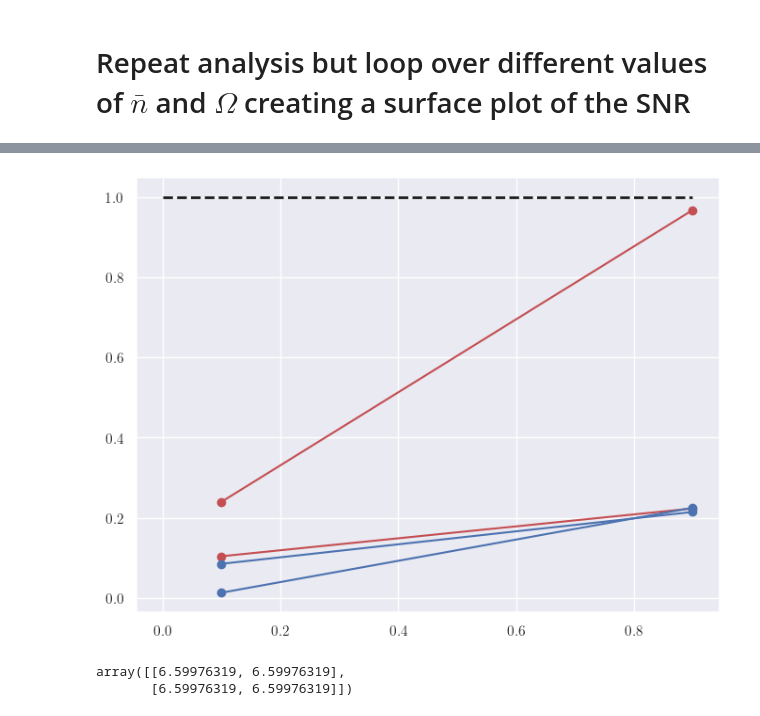
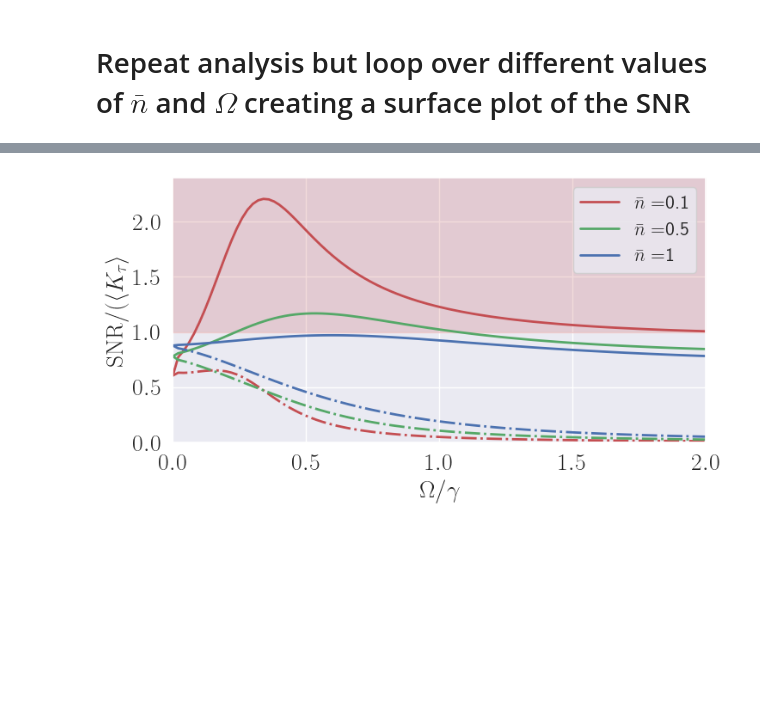
Before and after one commit to mikeal888/First_Passage_Times, a Jupyter notebook: Garrahan_example.ipynb, the cells around one changed output, grey strips where cells are left out. Drawn from its saved outputs; the diff is of its cells as text; code cells hidden in the pictures; blank space fills up the shorter version.

```diff
--- a/Garrahan_example.ipynb
+++ b/Garrahan_example.ipynb
@@ -269,20 +284,33 @@ Initial state is already in vector form
 # %%
 # compute both inequalitys
 ineq1 = SNR_vals / (Et_vals*K_vals)
 ineq2 = SNR_vals / (Et_vals*(K_vals+Q_vals))
 
 # plot as a function of Omega
-fig = plt.figure(figsize=(8, 6))
-plt.plot(Omegas, ineq1, 'o-', color='r')
-plt.plot(Omegas, ineq2, 'o-', color='b')
+fig = plt.figure(figsize=(8, 4))
 
-plt.hlines(1, 0, Omegas[-1], color='k', linestyle='--', linewidth=2, alpha=1)
+
+
+colors = ['r', 'g', 'b']
+
+for i, nbar in enumerate(nbars):
+    plt.plot(Omegas, ineq1[i], '-', color=colors[i], label=r'$\bar{n} = $'+str(nbar), linewidth=2)
+    plt.plot(Omegas, ineq2[i], '-.', color=colors[i], linewidth=2)
+
+# plt.hlines(1, 0, Omegas[-1], color='k', linestyle='--', linewidth=2, alpha=1)
+plt.fill_betweenx([1, 3], 0, Omegas[-1], color='r', alpha=0.2)
+plt.xlim(0, Omegas[-1])
+plt.ylim(0, 2.4)
+
+plt.yticks(np.arange(0, 2.5, 0.5), fontsize=20)
+plt.xticks(np.arange(0, 2.5, 0.5), fontsize=20)
+plt.xlabel(r'$\Omega/\gamma$', fontsize=20)
+plt.ylabel(r'${\rm SNR}/(\langle K_{\tau} \rangle $', fontsize=20)
+
+plt.legend(fontsize=16)
 
 plt.show()
+
+fig.savefig('Figures/inequality.png', bbox_inches='tight', dpi=200)
 # %% [output]
-[figure, old version]
+[figure, new version]
-# %%
-SNR_vals
-# %% [output]
-array([[6.59976319, 6.59976319],
-       [6.59976319, 6.59976319]])
```
Also changed, not shown: parts of 5 cells of this notebook, 3 other files.
